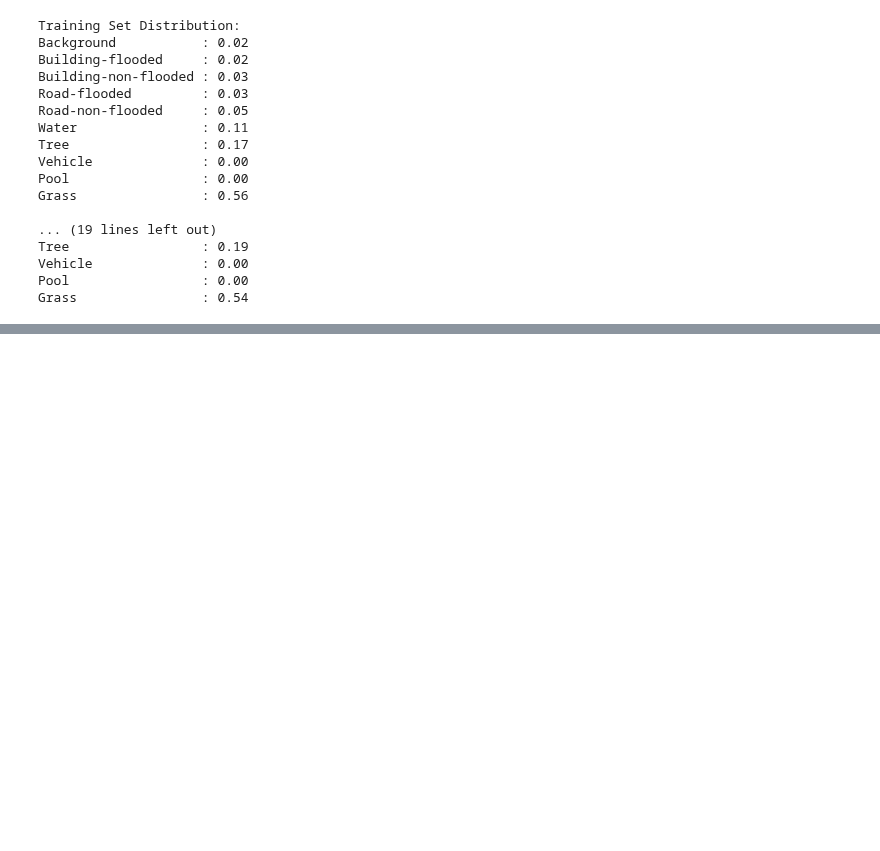
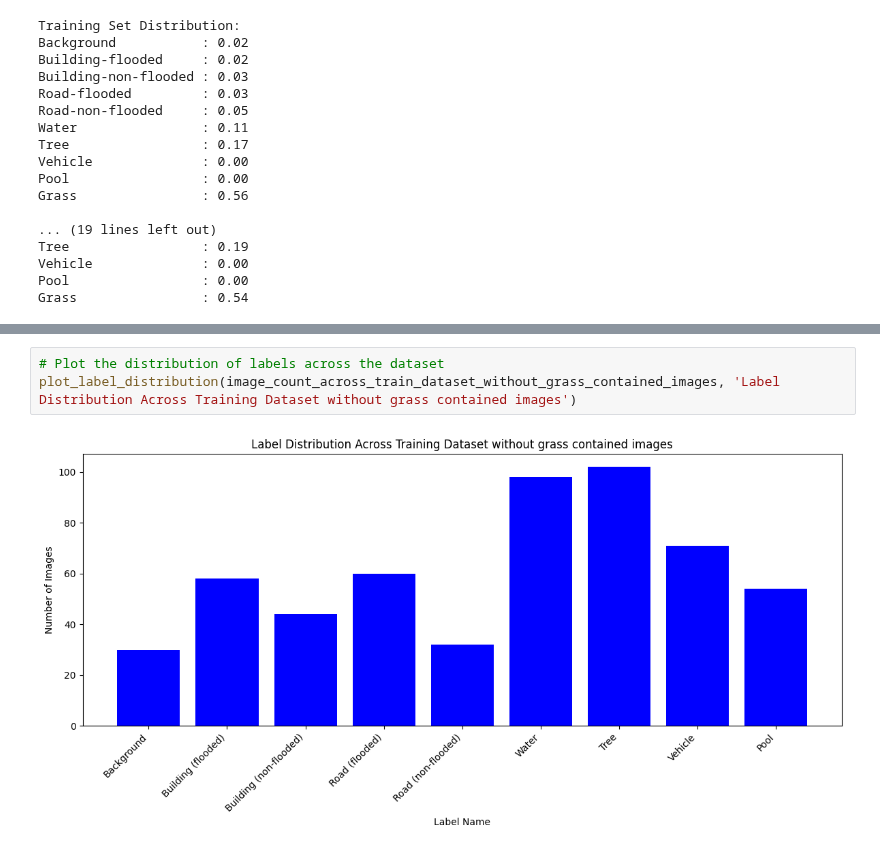
Before and after one commit to AbdulManaf12/Post-Flood-Disaster-Management, a Jupyter notebook: Segmentation/Segmentation-1/FloodNet_dataset_augmentation.ipynb, the cells around one changed output, grey strips where cells are left out. Drawn from its saved outputs; the diff is of its cells as text; blank space fills up the shorter version.

```diff
--- a/Segmentation/Segmentation-1/FloodNet_dataset_augmentation.ipynb
+++ b/Segmentation/Segmentation-1/FloodNet_dataset_augmentation.ipynb
@@ -275,0 +398,5 @@ plt.show()
+# %%
+# Plot the distribution of labels across the dataset
+plot_label_distribution(image_count_across_train_dataset_without_grass_contained_images, 'Label Distribution Across Training Dataset without grass contained images')
+# %% [output]
+[figure, added]
```
Also changed, not shown: parts of 11 cells of this notebook, 5 other files.
